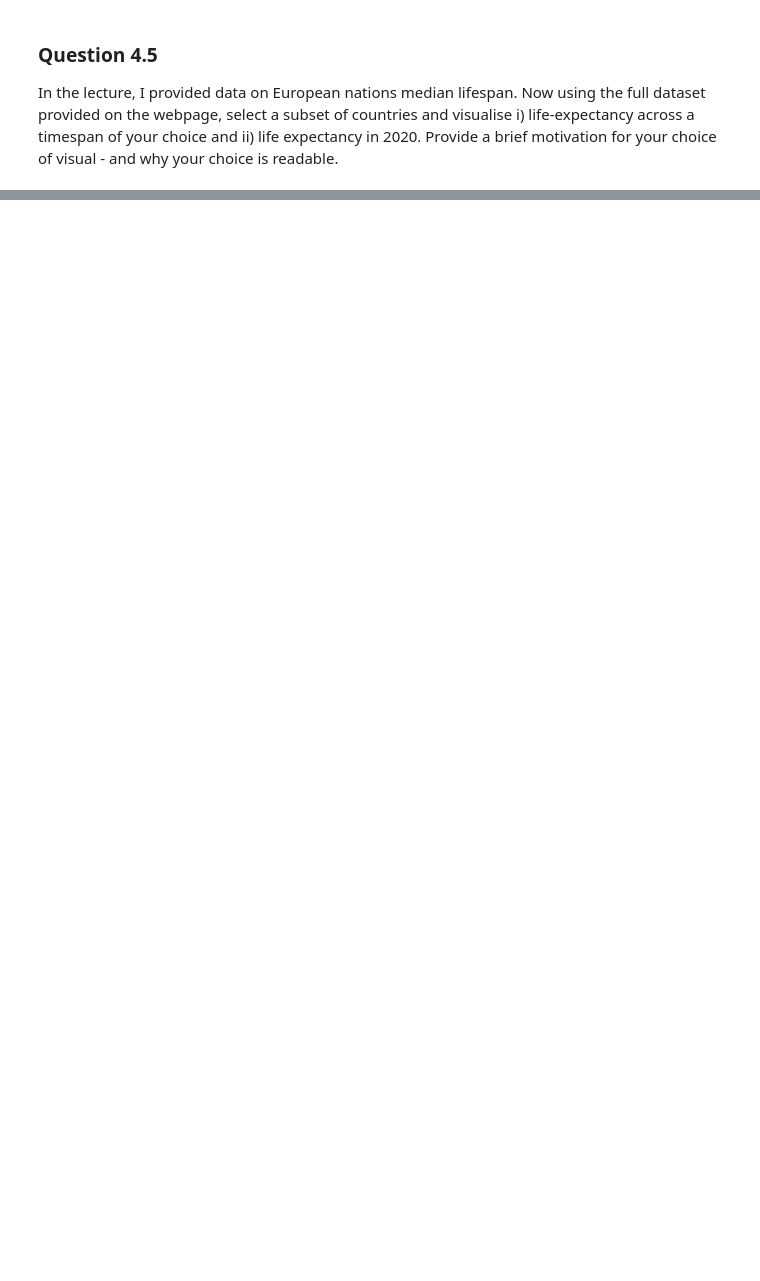
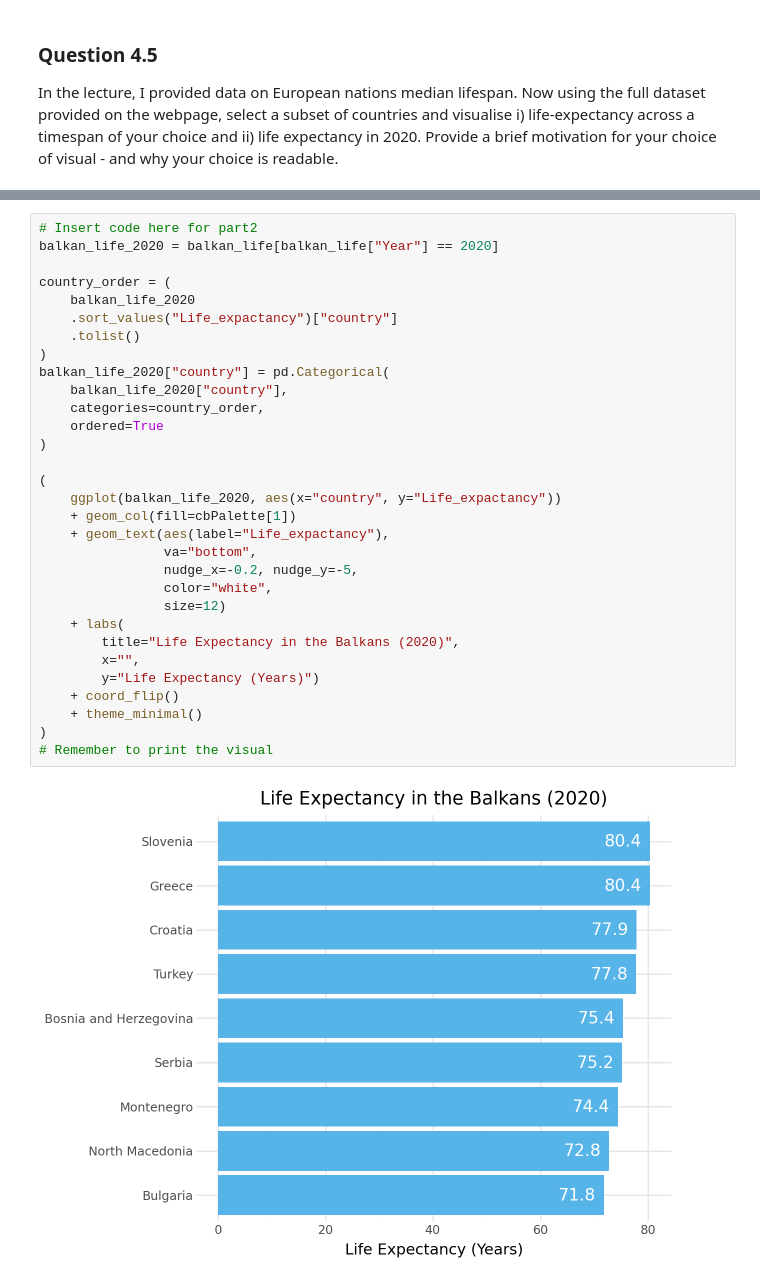
Before and after one commit to Salabud/MVE080-grp10, a Jupyter notebook: Homework1_2025.ipynb, the cells around one changed output, grey strips where cells are left out. Drawn from its saved outputs; the diff is of its cells as text; blank space fills up the shorter version.

```diff
--- a/Homework1_2025.ipynb
+++ b/Homework1_2025.ipynb
@@ -647,0 +699,33 @@ In the lecture, I provided data on European nations median lifespan. Now using t
+# %%
+# Insert code here for part2
+balkan_life_2020 = balkan_life[balkan_life["Year"] == 2020]
+
+country_order = (
+    balkan_life_2020
+    .sort_values("Life_expactancy")["country"]
+    .tolist()
+)
+balkan_life_2020["country"] = pd.Categorical(
+    balkan_life_2020["country"],
+    categories=country_order,
+    ordered=True
+)
+
+(
+    ggplot(balkan_life_2020, aes(x="country", y="Life_expactancy"))
+    + geom_col(fill=cbPalette[1])
+    + geom_text(aes(label="Life_expactancy"),
+                va="bottom",
+                nudge_x=-0.2, nudge_y=-5,
+                color="white",
+                size=12)
+    + labs(
+        title="Life Expectancy in the Balkans (2020)",
+        x="",
+        y="Life Expectancy (Years)")
+    + coord_flip()
+    + theme_minimal()
+)
+# Remember to print the visual
+# %% [output]
+[figure, added]
```
Also changed, not shown: parts of 16 cells of this notebook.
